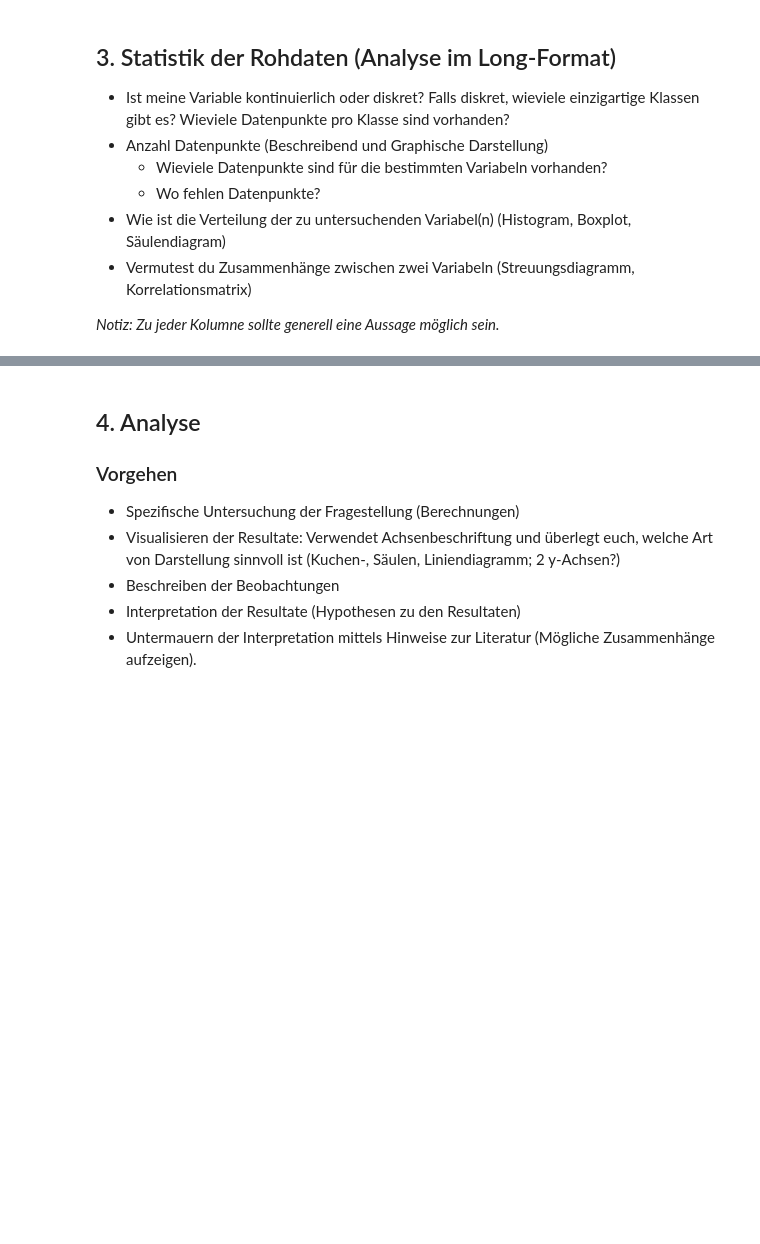
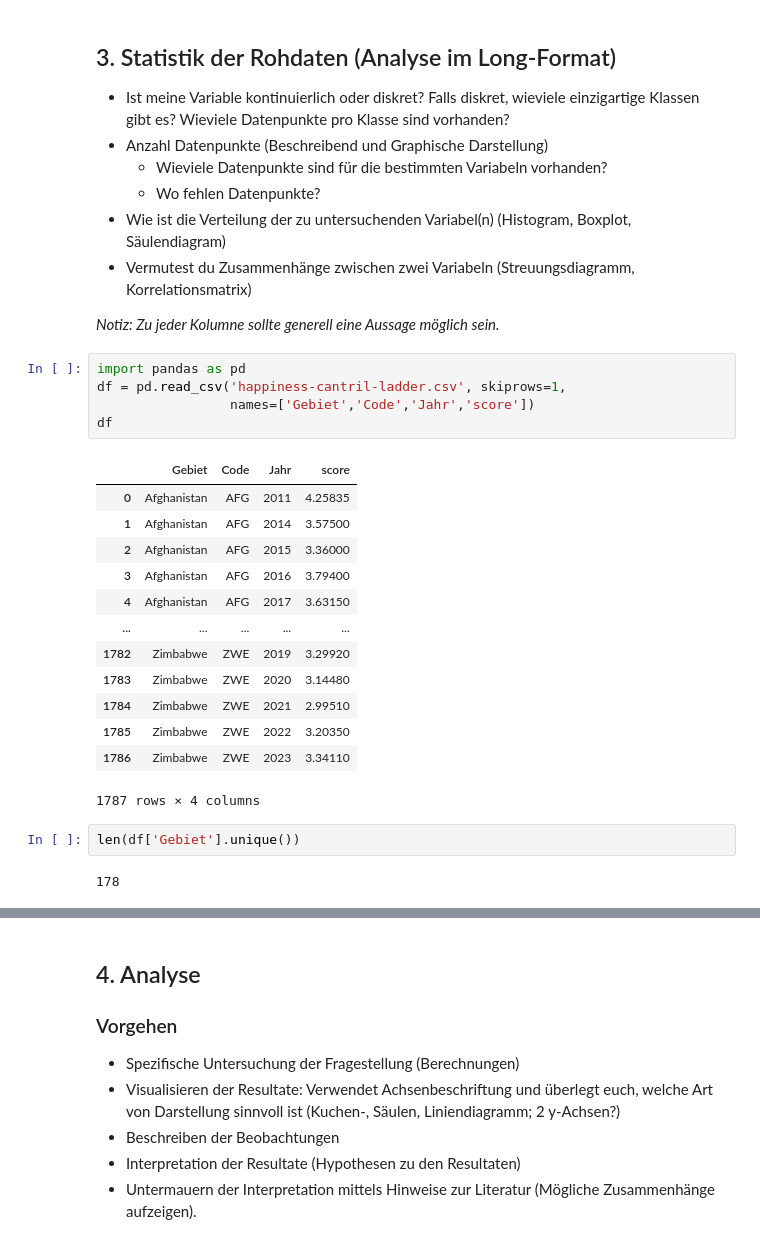
Before and after one commit to Elena-avk/elena, a Jupyter notebook: LN_Python_Elena_Yasemin.ipynb, the cells around one changed output, grey strips where cells are left out. Cells and saved outputs as stored; diff of their text form; blank space fills up the shorter version.

```diff
--- a/LN_Python_Elena_Yasemin.ipynb
+++ b/LN_Python_Elena_Yasemin.ipynb
@@ -73,3 +75,26 @@ df_pivot.head()
 - Vermutest du Zusammenhänge zwischen zwei Variabeln (Streuungsdiagramm, Korrelationsmatrix)
 
 *Notiz: Zu jeder Kolumne sollte generell eine Aussage möglich sein.*
+# %%
+import pandas as pd
+df = pd.read_csv('happiness-cantril-ladder.csv', skiprows=1,
+                 names=['Gebiet','Code','Jahr','score'])
+df
+# %% [output]
+|  | Gebiet | Code | Jahr | score |
+| 0 | Afghanistan | AFG | 2011 | 4.25835 |
+| 1 | Afghanistan | AFG | 2014 | 3.57500 |
+| 2 | Afghanistan | AFG | 2015 | 3.36000 |
+| 3 | Afghanistan | AFG | 2016 | 3.79400 |
+| 4 | Afghanistan | AFG | 2017 | 3.63150 |
+| ... | ... | ... | ... | ... |
+| 1782 | Zimbabwe | ZWE | 2019 | 3.29920 |
+| 1783 | Zimbabwe | ZWE | 2020 | 3.14480 |
+| 1784 | Zimbabwe | ZWE | 2021 | 2.99510 |
+| 1785 | Zimbabwe | ZWE | 2022 | 3.20350 |
+| 1786 | Zimbabwe | ZWE | 2023 | 3.34110 |
+1787 rows × 4 columns
+# %%
+len(df['Gebiet'].unique())
+# %% [output]
+178
```
Also changed, not shown: parts of 8 cells of this notebook.
